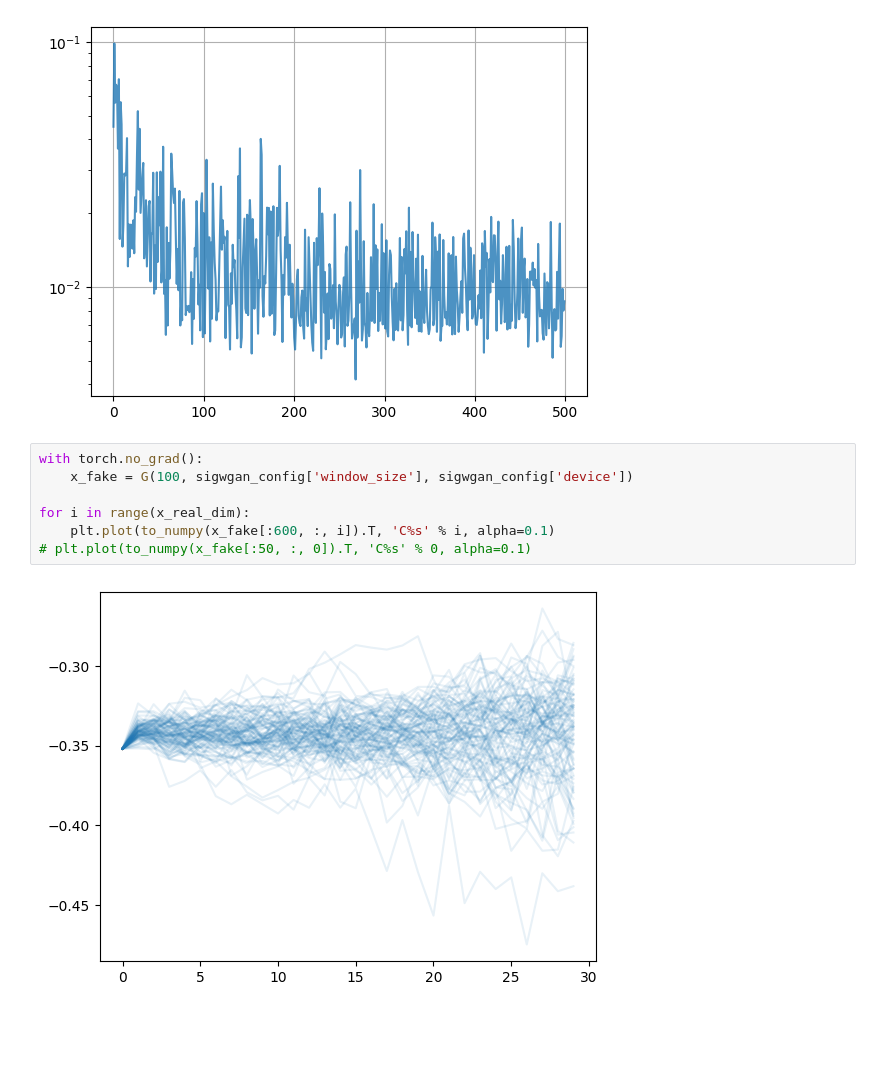
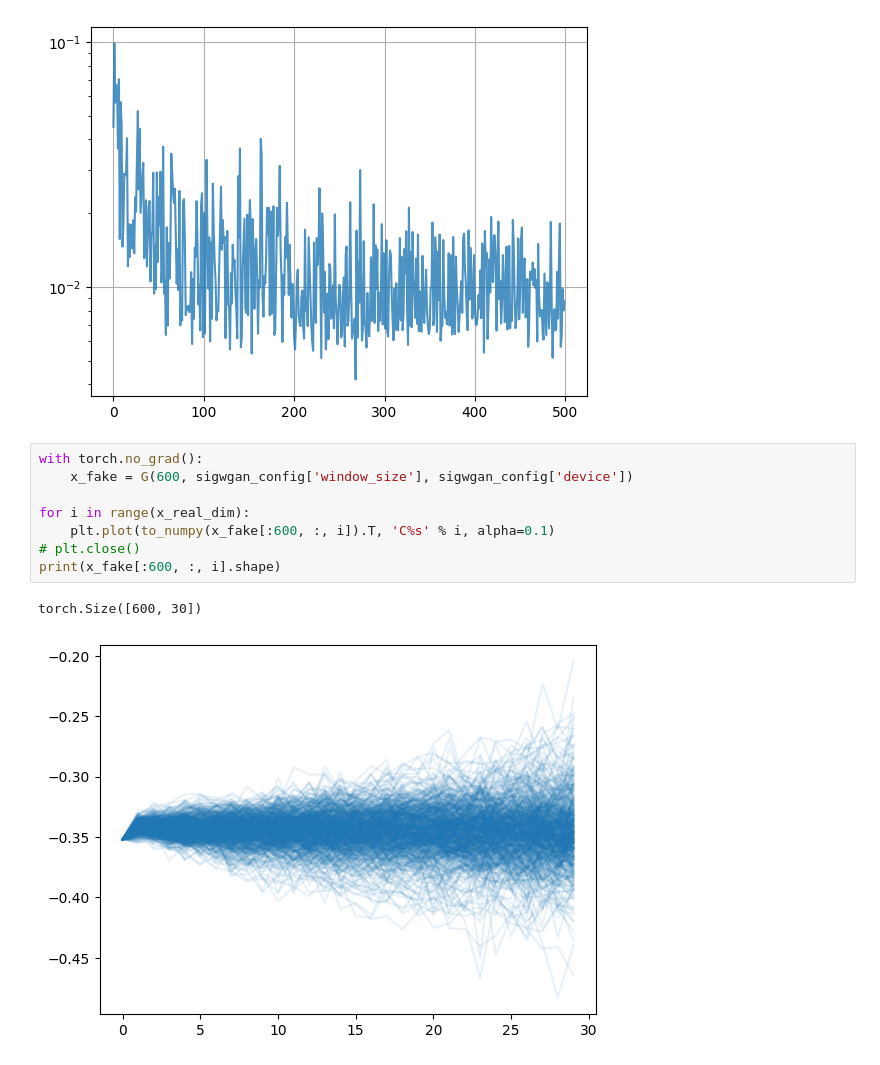
Before and after one commit to levi0206/Signature-GAN, a Jupyter notebook: sigwgan.ipynb, the cells around one changed output. Saved outputs shown, nothing was run; the diff lists cells and outputs as text; blank space fills up the shorter version.

```diff
--- a/sigwgan.ipynb
+++ b/sigwgan.ipynb
@@ -195,12 +195,14 @@ plt.show()
 [figure]
 # %%
 with torch.no_grad():
-    x_fake = G(100, sigwgan_config['window_size'], sigwgan_config['device'])
+    x_fake = G(600, sigwgan_config['window_size'], sigwgan_config['device'])
 
 for i in range(x_real_dim):
     plt.plot(to_numpy(x_fake[:600, :, i]).T, 'C%s' % i, alpha=0.1)
-# plt.plot(to_numpy(x_fake[:50, :, 0]).T, 'C%s' % 0, alpha=0.1)
+# plt.close()
+print(x_fake[:600, :, i].shape)
 # %% [output]
+torch.Size([600, 30])
-[figure, old version]
+[figure, new version]
 # %%
 for i in range(x_real_dim):
```
Also changed, not shown: parts of 1 cell of this notebook.
